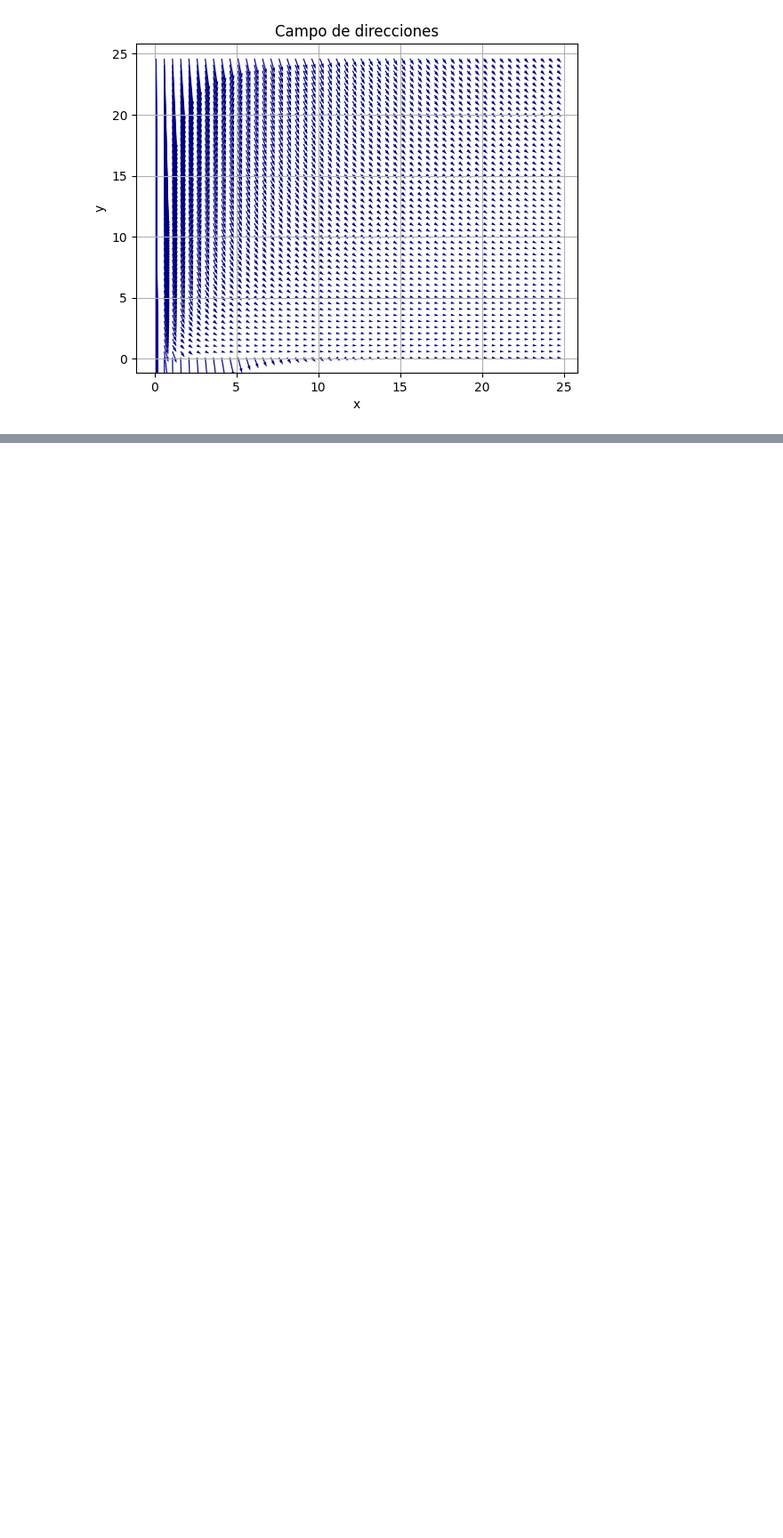
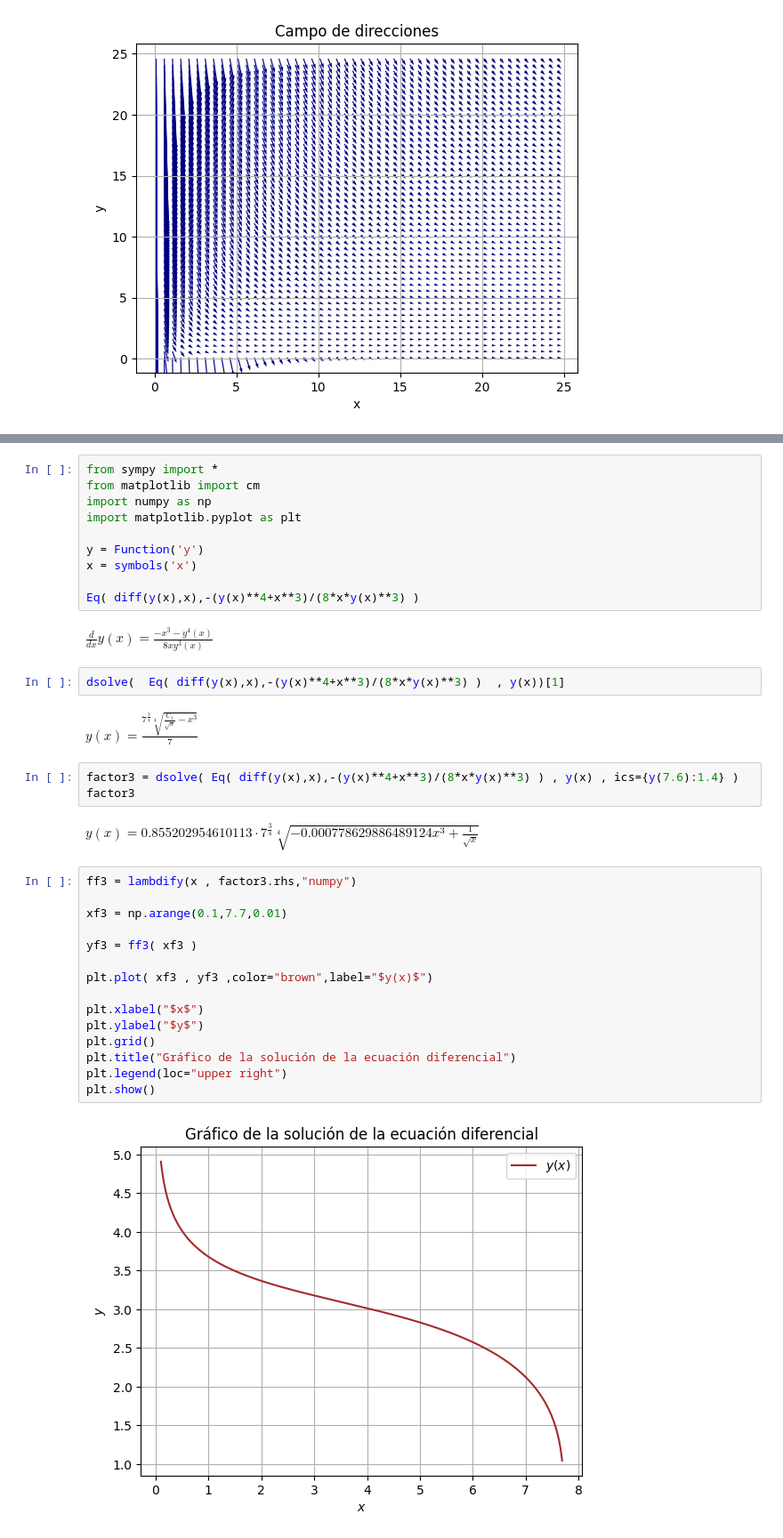
Before and after one commit to AyaxYordi/EDP-1, a Jupyter notebook: Ecuaciones_diferenciales_con_Sympy.ipynb, the cells around one changed output, grey strips where cells are left out. Shown at 89% size. Drawn from its saved outputs; the diff is of its cells as text; blank space fills up the shorter version.

```diff
--- a/Ecuaciones_diferenciales_con_Sympy.ipynb
+++ b/Ecuaciones_diferenciales_con_Sympy.ipynb
@@ -842,0 +914,38 @@ $$\dfrac{dy}{dx}=\dfrac{}{} \hspace{1cm} y()=$$
+# %%
+from sympy import *
+from matplotlib import cm
+import numpy as np
+import matplotlib.pyplot as plt
+
+y = Function('y')
+x = symbols('x')
+
+Eq( diff(y(x),x),-(y(x)**4+x**3)/(8*x*y(x)**3) )
+# %% [output]
+$\displaystyle \frac{d}{d x} y{\left(x \right)} = \frac{- x^{3} - y^{4}{\left(x \right)}}{8 x y^{3}{\left(x \right)}}$
+# %%
+dsolve(  Eq( diff(y(x),x),-(y(x)**4+x**3)/(8*x*y(x)**3) )  , y(x))[1]
+# %% [output]
+$\displaystyle y{\left(x \right)} = \frac{7^{\frac{3}{4}} \sqrt[4]{\frac{C_{1}}{\sqrt{x}} - x^{3}}}{7}$
+# %%
+factor3 = dsolve( Eq( diff(y(x),x),-(y(x)**4+x**3)/(8*x*y(x)**3) ) , y(x) , ics={y(7.6):1.4} )
+factor3
+# %% [output]
+$\displaystyle y{\left(x \right)} = 0.855202954610113 \cdot 7^{\frac{3}{4}} \sqrt[4]{- 0.000778629886489124 x^{3} + \frac{1}{\sqrt{x}}}$
+# %%
+ff3 = lambdify(x , factor3.rhs,"numpy")
+
+xf3 = np.arange(0.1,7.7,0.01)
+
+yf3 = ff3( xf3 )
+
+plt.plot( xf3 , yf3 ,color="brown",label="$y(x)$")
+
+plt.xlabel("$x$")
+plt.ylabel("$y$")
+plt.grid()
+plt.title("Gráfico de la solución de la ecuación diferencial")
+plt.legend(loc="upper right")
+plt.show()
+# %% [output]
+[figure, added]
```
Also changed, not shown: parts of 25 cells of this notebook.
